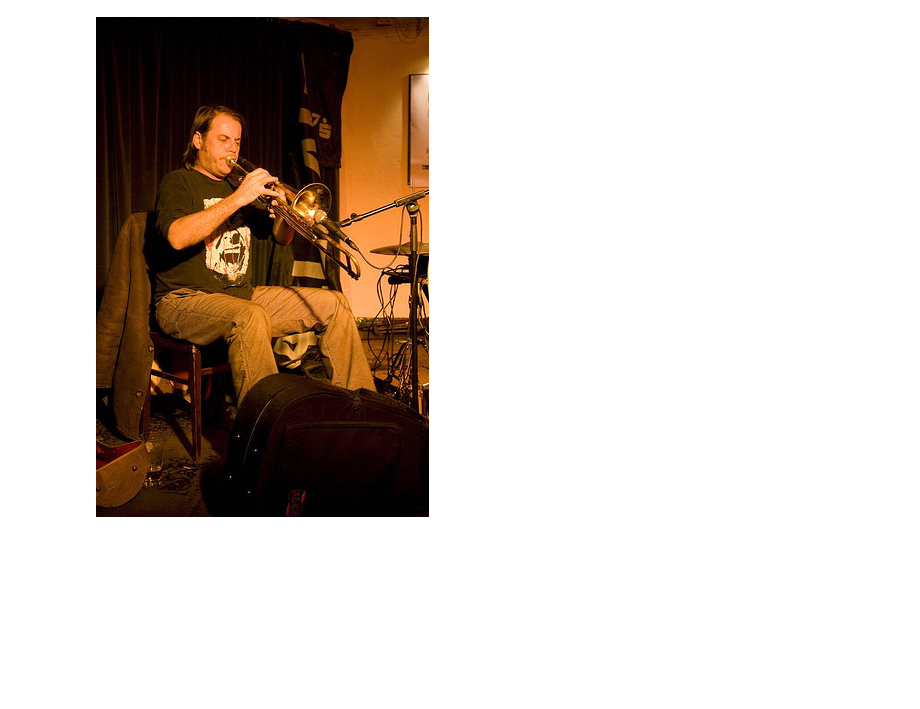
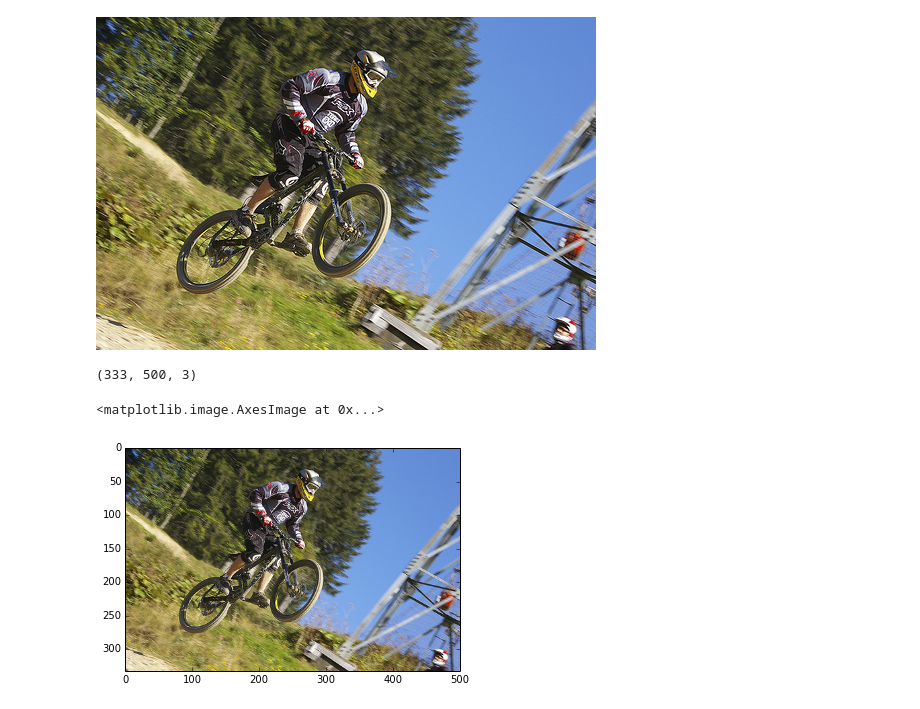
Before and after one commit to wondervictor/Playground, a Jupyter notebook: Colorization/image_process.ipynb, the cells around one changed output. Saved outputs shown, nothing was run; the diff lists cells and outputs as text; code cells hidden in the pictures; blank space fills up the shorter version.

```diff
--- a/Colorization/image_process.ipynb
+++ b/Colorization/image_process.ipynb
@@ -9,4 +9,17 @@ image = Image.open(image_paths[0])
-# %%
-image
-# %% [output]
-[figure, removed]
+# %%
+image_path = 'test_images/2015.jpg'
+# %%
+image = Image.open(image_path)
+image
+# %% [output]
+[figure, added]
+# %%
+image_data = np.array(image)
+image_data.shape
+# %% [output]
+(333, 500, 3)
+# %%
+plt.imshow(image_data)
+# %% [output]
+<matplotlib.image.AxesImage at 0x...>
+[figure, added]
```
Also changed, not shown: parts of 19 cells of this notebook, 4 other files.
